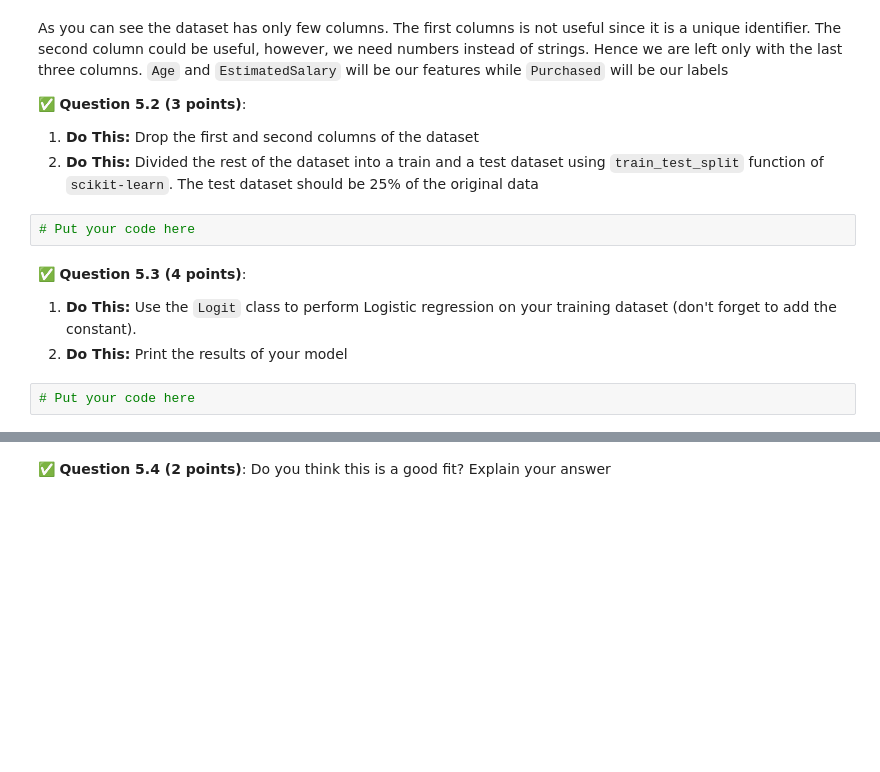
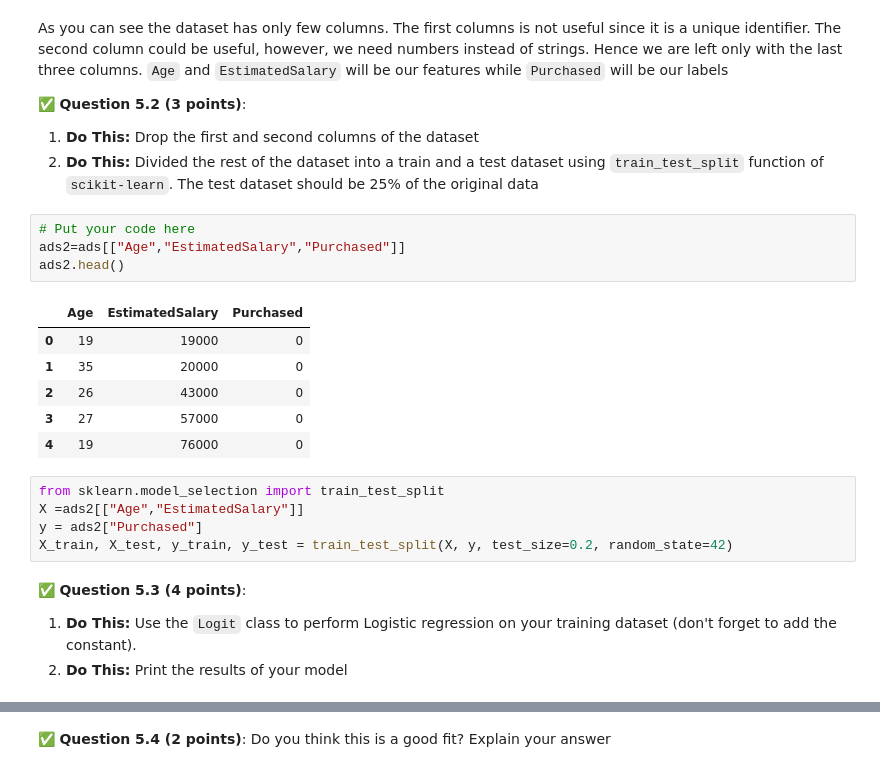
Before and after one commit to eliasel3-hub/CMSE202-f25-turnin, a Jupyter notebook: hw-03/HW-03_Regression-F25-STUDENT.ipynb, the cells around one changed output, grey strips where cells are left out. Cells and saved outputs as stored; diff of their text form; blank space fills up the shorter version.

```diff
--- a/hw-03/HW-03_Regression-F25-STUDENT.ipynb
+++ b/hw-03/HW-03_Regression-F25-STUDENT.ipynb
@@ -419,10 +525,22 @@ As you can see the dataset has only few columns. The first columns is not useful
 2. **Do This:** Divided the rest of the dataset into a train and a test dataset using `train_test_split` function of `scikit-learn`. The test dataset should be 25% of the original data
 # %%
 # Put your code here
+ads2=ads[["Age","EstimatedSalary","Purchased"]]
+ads2.head()
+# %% [output]
+|  | Age | EstimatedSalary | Purchased |
+| 0 | 19 | 19000 | 0 |
+| 1 | 35 | 20000 | 0 |
+| 2 | 26 | 43000 | 0 |
+| 3 | 27 | 57000 | 0 |
+| 4 | 19 | 76000 | 0 |
+# %%
+from sklearn.model_selection import train_test_split
+X =ads2[["Age","EstimatedSalary"]]
+y = ads2["Purchased"]
+X_train, X_test, y_train, y_test = train_test_split(X, y, test_size=0.2, random_state=42)
 # %% [markdown]
 &#9989;  **Question 5.3 (4 points)**:
 
 1. **Do This:** Use the `Logit` class to perform Logistic regression on your training dataset (don't forget to add the constant).
 2. **Do This:** Print the results of your model
-# %%
-# Put your code here
```
Also changed, not shown: parts of 24 cells of this notebook, 1 other file.
